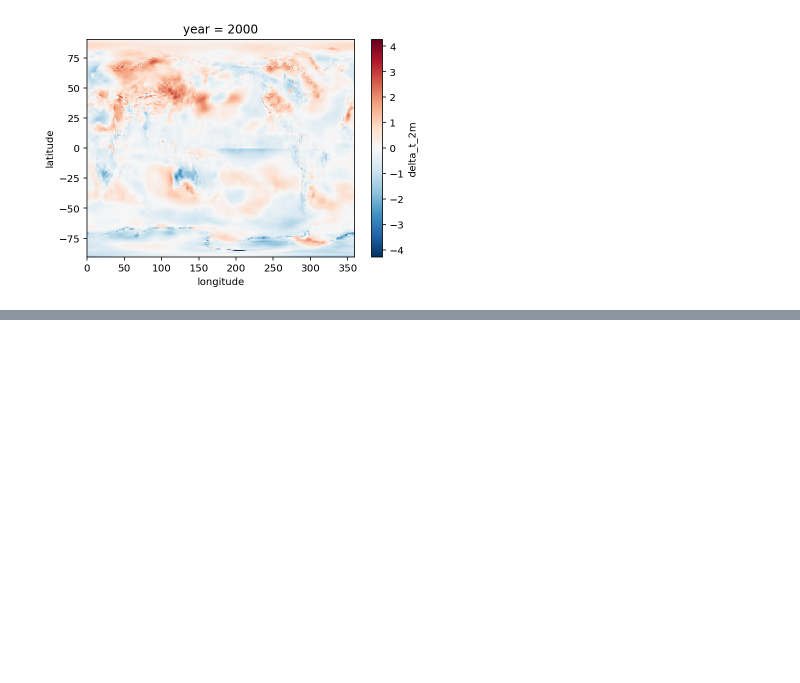
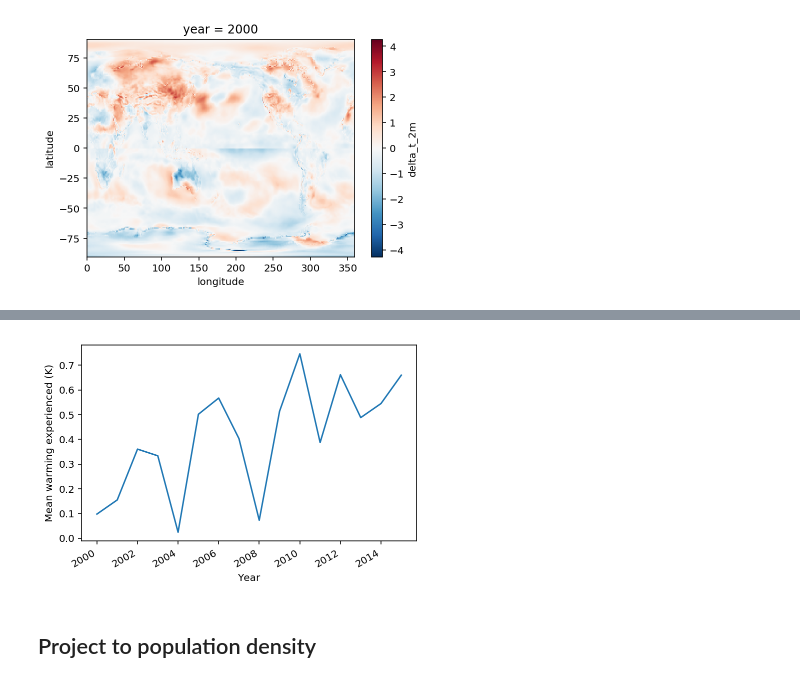
Before and after one commit to mangecoeur/health-climate-exposure, a Jupyter notebook: Temperature change exposure ERA.ipynb, the cells around one changed output, grey strips where cells are left out. Saved outputs shown, nothing was run; the diff lists cells and outputs as text; code cells hidden in the pictures; blank space fills up the shorter version.

```diff
--- a/Temperature change exposure ERA.ipynb
+++ b/Temperature change exposure ERA.ipynb
@@ -244,3 +242,15 @@ summer_exposures = xr.concat(summer_exposures, dim='time')
 # %%
 summer_exposures.name = 'summer_exposure'
 summer_exposures.to_netcdf(str(DATA_SRC /'lancet' / 'summer_exposure.nc'))
+# %%
+summer_exposures_ts.name = 'summer_exposure'
+summer_exposures_ts.to_netcdf(str(DATA_SRC /'lancet' / 'summer_exposure_ts.nc'))
+# %%
+summer_exposures_ts.plot()
+plt.xlabel('Year')
+plt.ylabel('Mean warming experienced (K)')
+plt.savefig('mean_warming_experienced_2000-2015.png', dpi=300)
+# %% [output]
+[figure, added]
+# %% [markdown]
+## Project to population density
```
Also changed, not shown: parts of 42 cells of this notebook, 3 other files.
